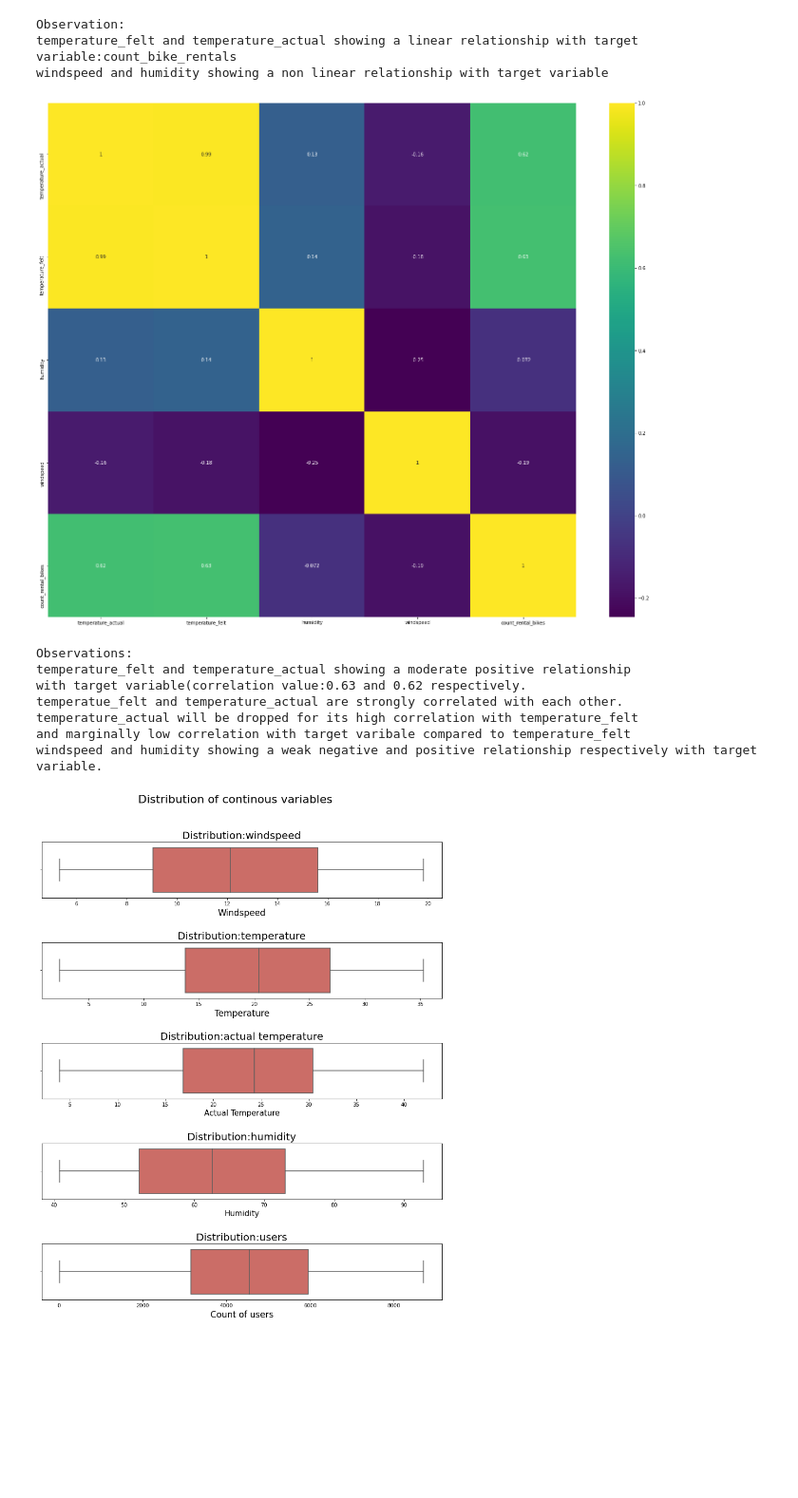
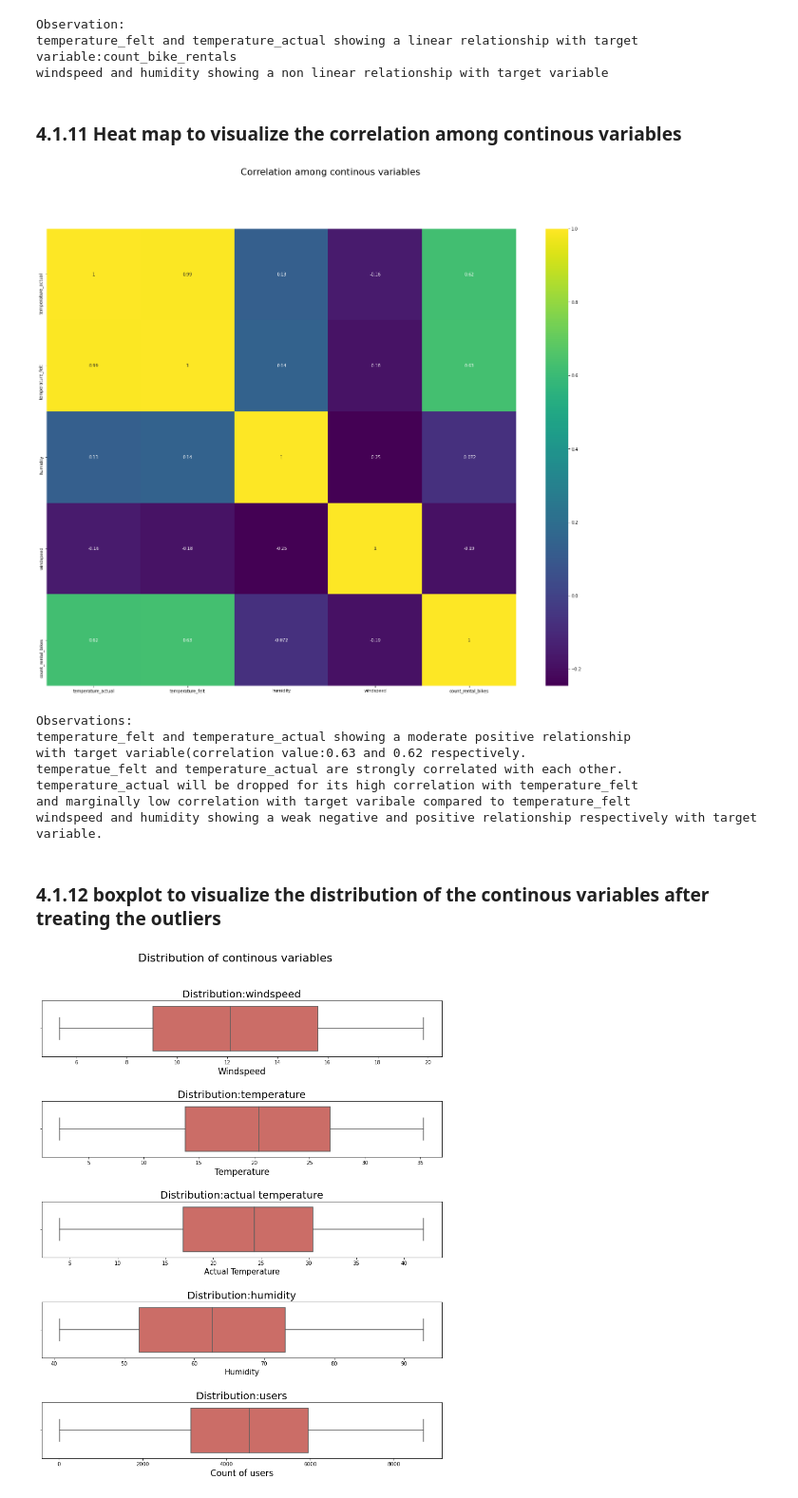
Before and after one commit to CharlieThomasCTG/Bike_sharing_regression, a Jupyter notebook: bike-sharing-multiple-linear-regression.ipynb, the cells around one changed output. Shown at 95% size. Drawn from its saved outputs; the diff is of its cells as text; code cells hidden in the pictures; blank space fills up the shorter version.

```diff
--- a/bike-sharing-multiple-linear-regression.ipynb
+++ b/bike-sharing-multiple-linear-regression.ipynb
@@ -534,21 +559,24 @@ print('windspeed and humidity showing a non linear relationship with target vari
 Observation:
 temperature_felt and temperature_actual showing a linear relationship with target variable:count_bike_rentals
 windspeed and humidity showing a non linear relationship with target variable
+# %% [markdown]
+### 4.1.11 Heat map to visualize the correlation among continous variables
 # %%
 # Let's check the correlation coefficients to see which variables are highly correlated.
 
 plt.figure(figsize = (25,20))
+plt.suptitle('Correlation among continous variables', fontsize=22)
 sns.heatmap(bike_cont_features.corr(), annot = True, cmap="viridis")
 plt.show()
 
 print()
 print('Observations:')
 print('temperature_felt and temperature_actual showing a moderate positive relationship\nwith target variable(correlation value:0.63 and 0.62 respectively.')
 print('temperatue_felt and temperature_actual are strongly correlated with each other.')
 print('temperature_actual will be dropped for its high correlation with temperature_felt\nand marginally low correlation with target varibale compared to temperature_felt')
 print('windspeed and humidity showing a weak negative and positive relationship respectively with target variable.')
 # %% [output]
-[figure, old version]
+[figure, new version]
 Observations:
 temperature_felt and temperature_actual showing a moderate positive relationship
 with target variable(correlation value:0.63 and 0.62 respectively.
@@ -556,6 +584,8 @@ temperatue_felt and temperature_actual are strongly correlated with each other.
 temperature_actual will be dropped for its high correlation with temperature_felt
 and marginally low correlation with target varibale compared to temperature_felt
 windspeed and humidity showing a weak negative and positive relationship respectively with target variable.
+# %% [markdown]
+### 4.1.12 boxplot to visualize the distribution of the continous variables after treating the outliers
 # %%
 Lower_windspeed=df_bike_sharing['windspeed'].quantile(0.05)
 High_windspeed=df_bike_sharing['windspeed'].quantile(0.90)
```
Also changed, not shown: parts of 26 cells of this notebook.
